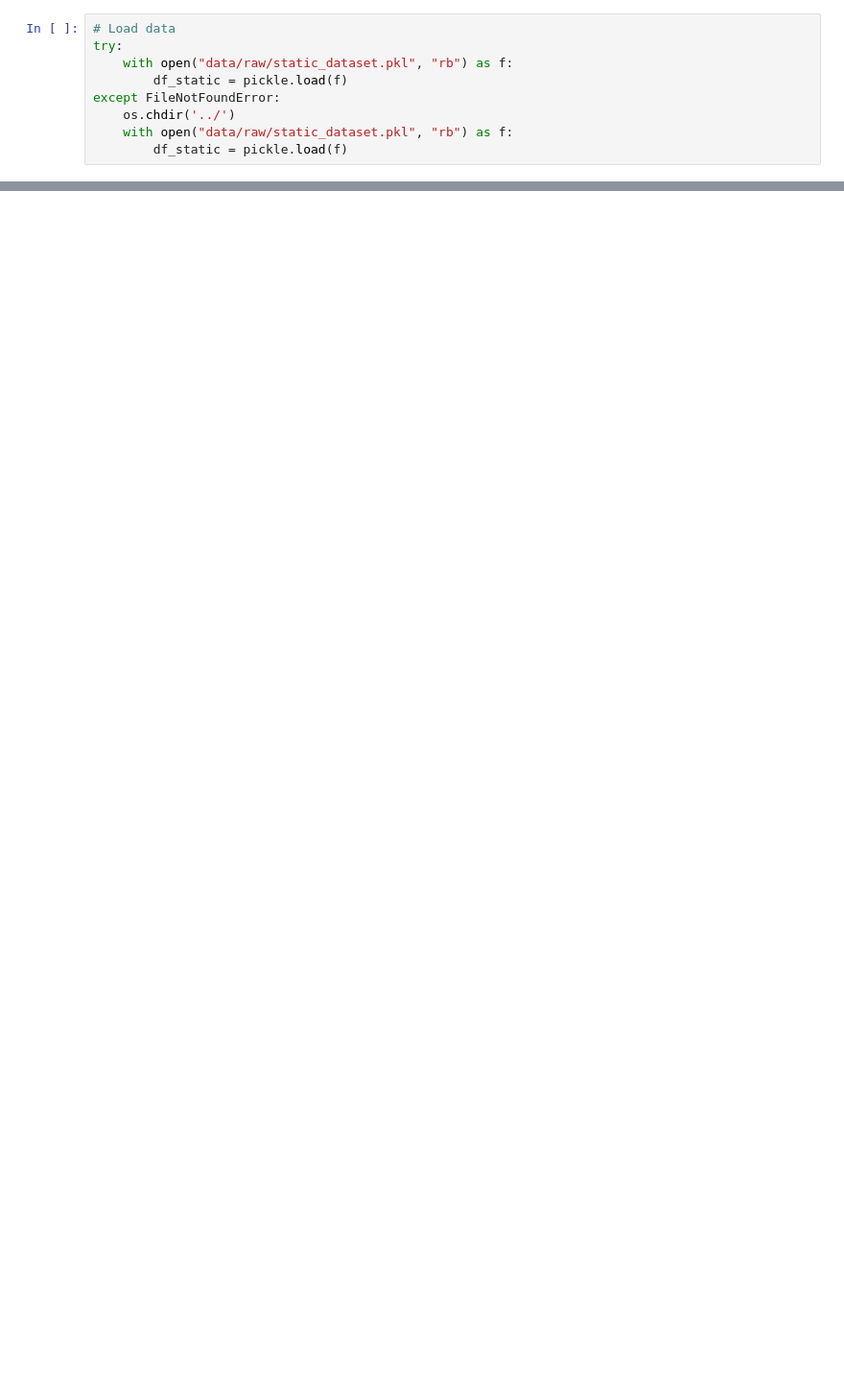
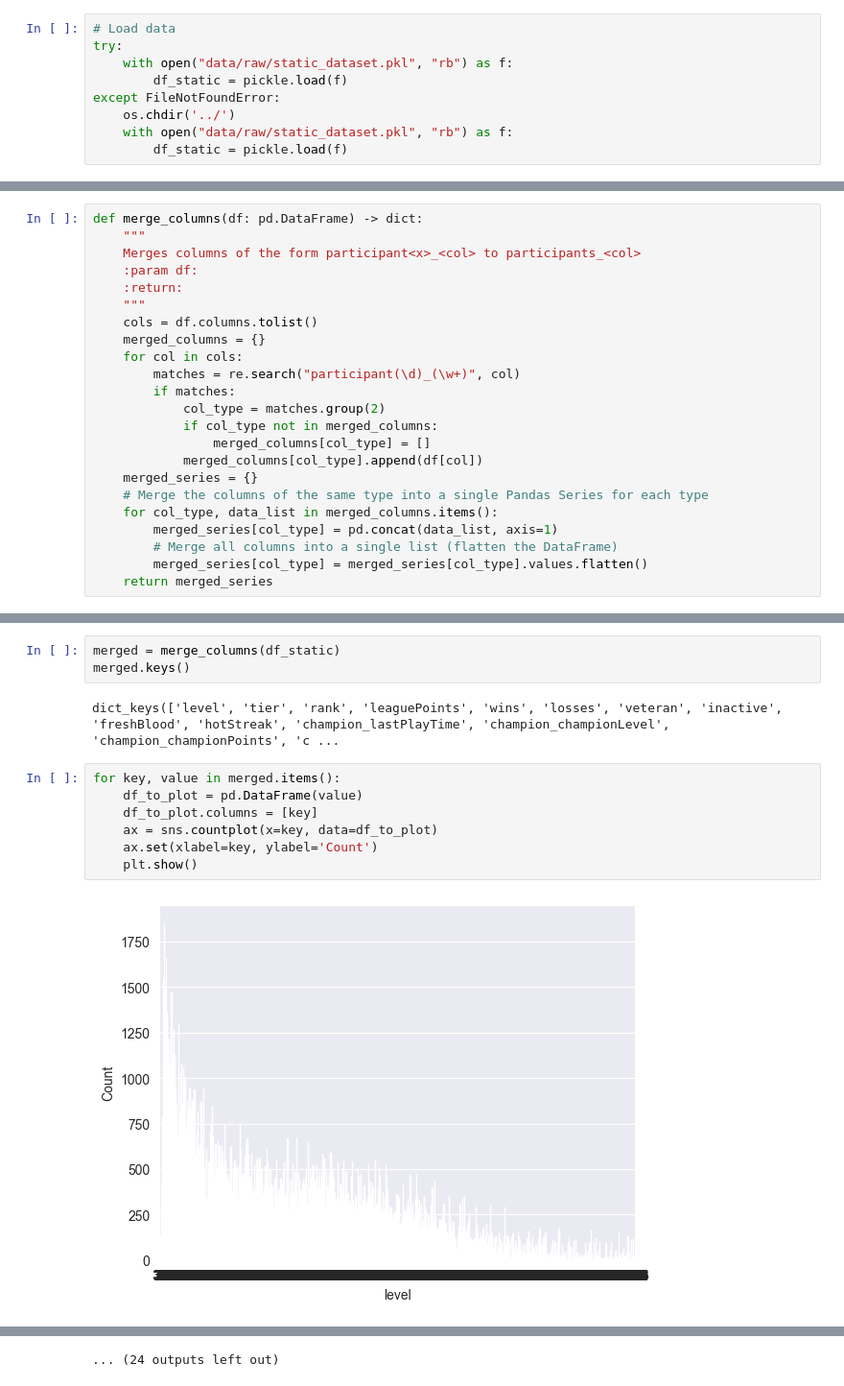
Before and after one commit to MoritzPalm/LeagueOfLegendsWinPrediction, a Jupyter notebook: Exploration/datasetViz.ipynb, the cells around one changed output, grey strips where cells are left out. Shown at 96% size. Saved outputs shown, nothing was run; the diff lists cells and outputs as text; blank space fills up the shorter version.

Commit message:
group commit of current state of the project

```diff
--- a/Exploration/datasetViz.ipynb
+++ b/Exploration/datasetViz.ipynb
@@ -42,0 +42,23 @@ df_static.head()
+# %%
+def merge_columns(df: pd.DataFrame) -> dict:
+    """
+    Merges columns of the form participant<x>_<col> to participants_<col>
+    :param df:
+    :return:
+    """
+    cols = df.columns.tolist()
+    merged_columns = {}
+    for col in cols:
+        matches = re.search("participant(\d)_(\w+)", col)
+        if matches:
+            col_type = matches.group(2)
+            if col_type not in merged_columns:
+                merged_columns[col_type] = []
+            merged_columns[col_type].append(df[col])
+    merged_series = {}
+    # Merge the columns of the same type into a single Pandas Series for each type
+    for col_type, data_list in merged_columns.items():
+        merged_series[col_type] = pd.concat(data_list, axis=1)
+        # Merge all columns into a single list (flatten the DataFrame)
+        merged_series[col_type] = merged_series[col_type].values.flatten()
+    return merged_series
@@ -48,0 +118,14 @@ sns.countplot(x='platformId', data=df_static)
+# %%
+merged = merge_columns(df_static)
+merged.keys()
+# %% [output]
+dict_keys(['level', 'tier', 'rank', 'leaguePoints', 'wins', 'losses', 'veteran', 'inactive', 'freshBlood', 'hotStreak', 'champion_lastPlayTime', 'champion_championLevel', 'champion_championPoints', 'c ...
+# %%
+for key, value in merged.items():
+    df_to_plot = pd.DataFrame(value)
+    df_to_plot.columns = [key]
+    ax = sns.countplot(x=key, data=df_to_plot)
+    ax.set(xlabel=key, ylabel='Count')
+    plt.show()
+# %% [output]
+[figure, added]
@@ -48,0 +143 @@ sns.countplot(x='platformId', data=df_static)
+... (24 outputs left out)
```
Also changed, not shown: parts of 15 cells of this notebook, 11 other files.
